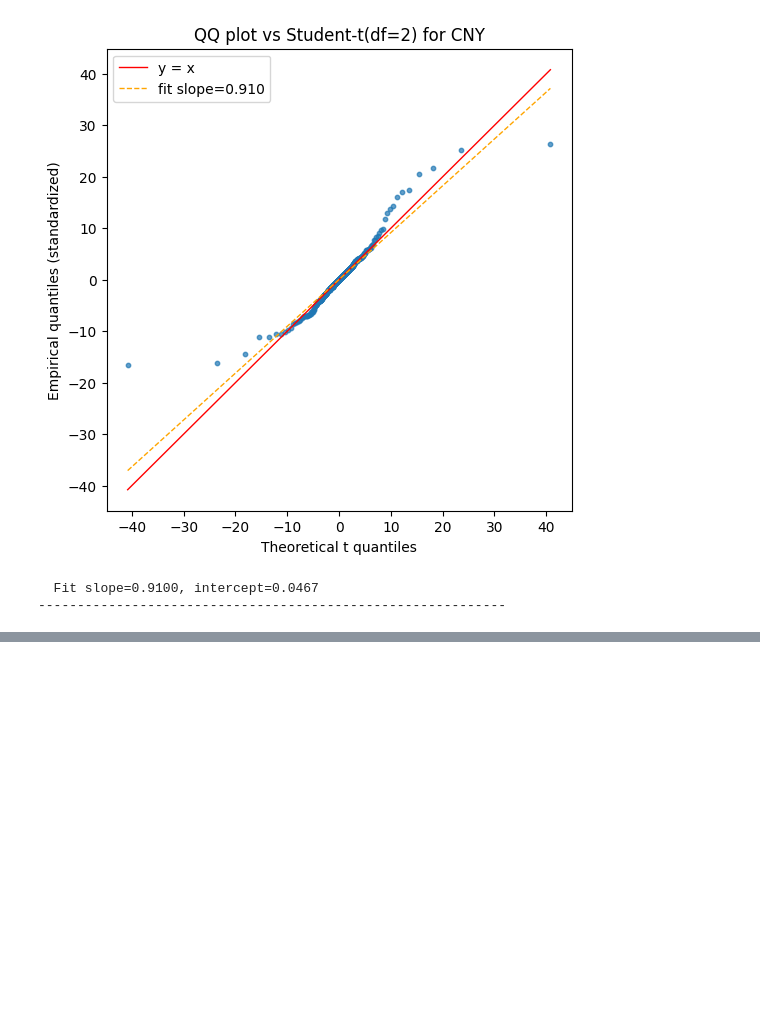
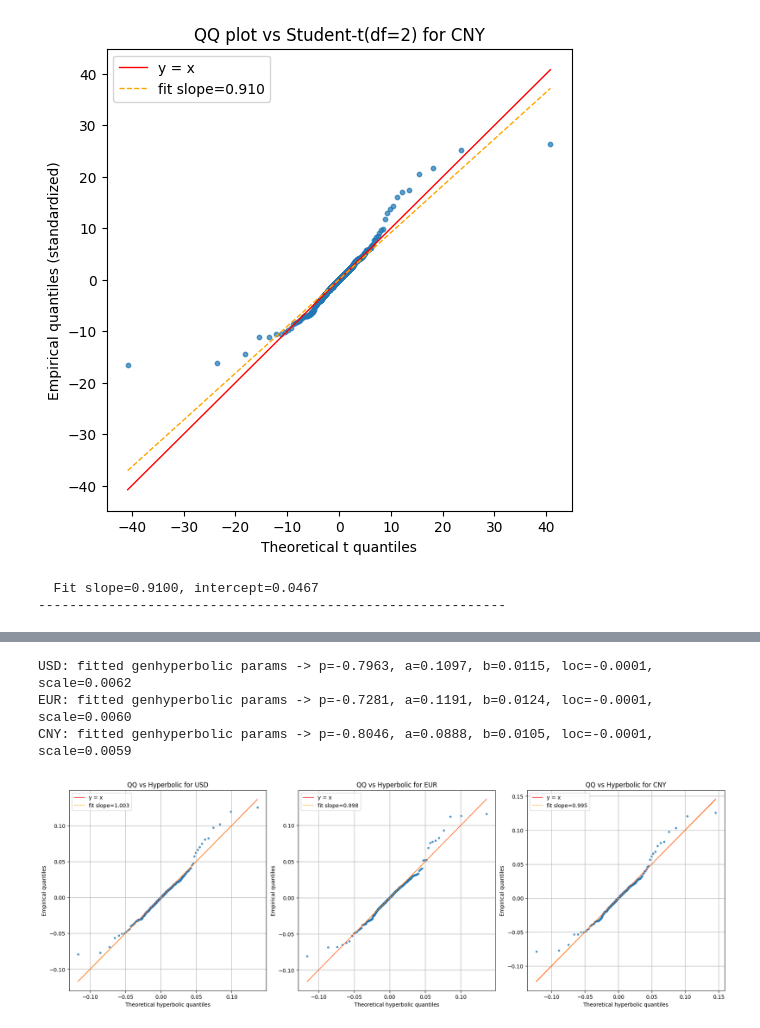
Before and after one commit to coffeffe/DOM_RF, a Jupyter notebook: VaR.ipynb, the cells around one changed output, grey strips where cells are left out. Drawn from its saved outputs; the diff is of its cells as text; code cells hidden in the pictures; blank space fills up the shorter version.

```diff
--- a/VaR.ipynb
+++ b/VaR.ipynb
@@ -264,0 +325,70 @@ Student-t (df=2) QQ for CNY (n=1666):
+# %%
+# QQ plots of USD/EUR/CNY returns vs Hyperbolic (generalized hyperbolic with fit)
+# Uses existing variables: usd_rets, eur_rets, cny_rets, stats, plt, np
+
+def qq_plot_hyperbolic(name, data, ax=None):
+    x = np.asarray(data).ravel()
+    x = x[~np.isnan(x)]
+    n = x.size
+    if n == 0:
+        raise ValueError(f"No data for {name}")
+
+    # Fit generalized-hyperbolic (hyperbolic is a special case) -> shapes: p, a, b, loc, scale
+    try:
+        params = stats.genhyperbolic.fit(x)
+    except Exception as e:
+        # fallback to a reasonable default if fit fails
+        med = float(np.median(x))
+        scl = float(np.std(x)) if np.std(x) > 0 else 1.0
+        params = (1.0, 1.0, 0.0, med, scl)
+        print(f"Warning: genhyperbolic.fit failed for {name}, using fallback params ({e})")
+
+    probs = (np.arange(1, n + 1) - 0.5) / n
+    try:
+        th_q = stats.genhyperbolic.ppf(probs, *params)
+    except Exception as e:
+        # if ppf fails, warn and abort this plot
+        print(f"Error computing ppf for {name} with params={params}: {e}")
+        return
+
+    emp_q = np.sort(x)
+
+    if ax is None:
+        fig, ax = plt.subplots(figsize=(6, 6))
+
+    ax.scatter(th_q, emp_q, s=10, alpha=0.7)
+    mn = np.nanmin([th_q.min(), emp_q.min()])
+    mx = np.nanmax([th_q.max(), emp_q.max()])
+    ax.plot([mn, mx], [mn, mx], color='r', lw=1, label='y = x')
+    # regression line for guidance
+    try:
+        m, b = np.polyfit(th_q, emp_q, 1)
+        ax.plot([mn, mx], [m * mn + b, m * mx + b], color='orange', lw=1, ls='--',
+                label=f'fit slope={m:.3f}')
+    except Exception:
+        m = b = np.nan
+
+    ax.set_title(f'QQ vs Hyperbolic for {name}')
+    ax.set_xlabel('Theoretical hyperbolic quantiles')
+    ax.set_ylabel('Empirical quantiles')
+    ax.legend()
+    ax.grid(True)
+
+    # print fitted params (p, a, b, loc, scale)
+    try:
+        p, a, bsh, loc, scale = params
+        print(f"{name}: fitted genhyperbolic params -> p={p:.4f}, a={a:.4f}, b={bsh:.4f}, loc={loc:.4f}, scale={scale:.4f}")
+    except Exception:
+        print(f"{name}: fitted params = {params}")
+
+# Create a 1x3 figure and plot all three
+fig, axes = plt.subplots(1, 3, figsize=(18, 6), constrained_layout=True)
+qq_plot_hyperbolic('USD', usd_rets, ax=axes[0])
+qq_plot_hyperbolic('EUR', eur_rets, ax=axes[1])
+qq_plot_hyperbolic('CNY', cny_rets, ax=axes[2])
+plt.show()
+# %% [output]
+USD: fitted genhyperbolic params -> p=-0.7963, a=0.1097, b=0.0115, loc=-0.0001, scale=0.0062
+EUR: fitted genhyperbolic params -> p=-0.7281, a=0.1191, b=0.0124, loc=-0.0001, scale=0.0060
+CNY: fitted genhyperbolic params -> p=-0.8046, a=0.0888, b=0.0105, loc=-0.0001, scale=0.0059
+[figure, added]
```
Also changed, not shown: parts of 5 cells of this notebook, 1 other file.
